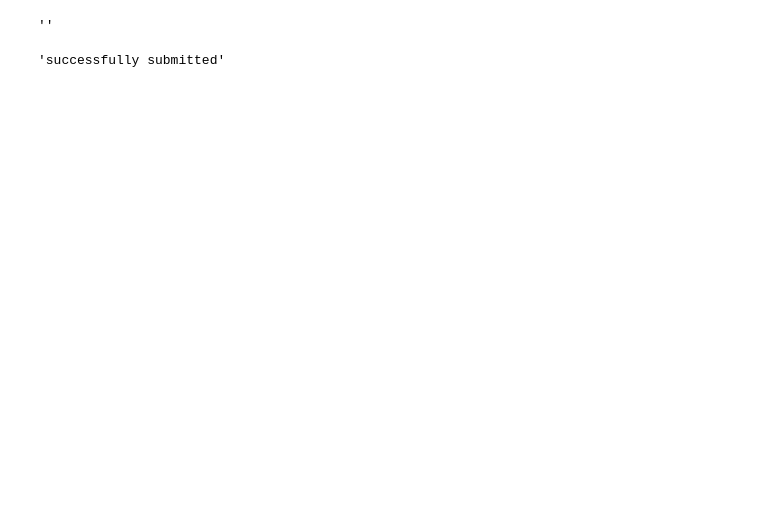
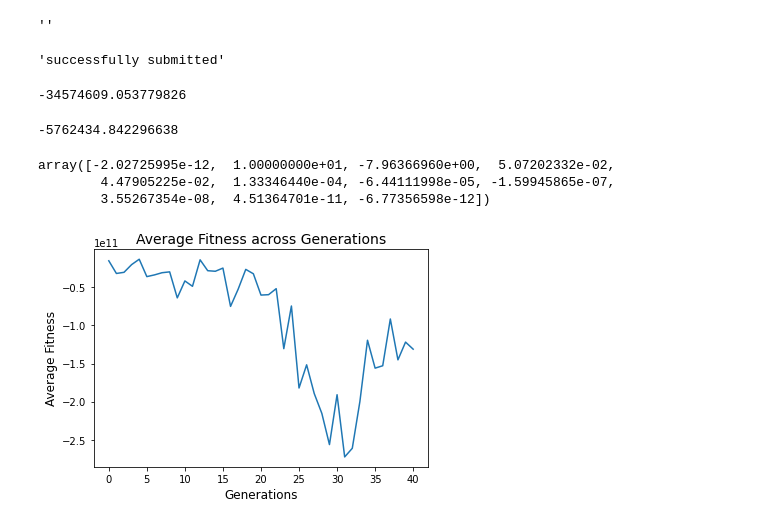
Before and after one commit to kanishk779/GeneticAlgorithm, a Jupyter notebook: genetic.ipynb, the cells around one changed output. Saved outputs shown, nothing was run; the diff lists cells and outputs as text; code cells hidden in the pictures; blank space fills up the shorter version.

```diff
--- a/genetic.ipynb
+++ b/genetic.ipynb
@@ -284,3 +304,25 @@ status = server.submit(TEAM_ID, list(best_chromosome))
 status
 # %% [output]
 'successfully submitted'
+# %%
+darwin.max_fitness_across_generations
+# %% [output]
+-34574609.053779826
+# %%
+darwin.max_fitness_across_generations/6
+# %% [output]
+-5762434.842296638
+# %%
+darwin.best_chromosome_across_generations
+# %% [output]
+array([-2.02725995e-12,  1.00000000e+01, -7.96366960e+00,  5.07202332e-02,
+        4.47905225e-02,  1.33346440e-04, -6.44111998e-05, -1.59945865e-07,
+        3.55267354e-08,  4.51364701e-11, -6.77356598e-12])
+# %%
+plt.plot(darwin.avg_fitness)
+plt.xlabel('Generations', fontsize=12)
+plt.ylabel('Average Fitness', fontsize=12)
+plt.title('Average Fitness across Generations', fontsize=14)
+plt.show()
+# %% [output]
+[figure, added]
```
Also changed, not shown: parts of 18 cells of this notebook, 1 other file.
